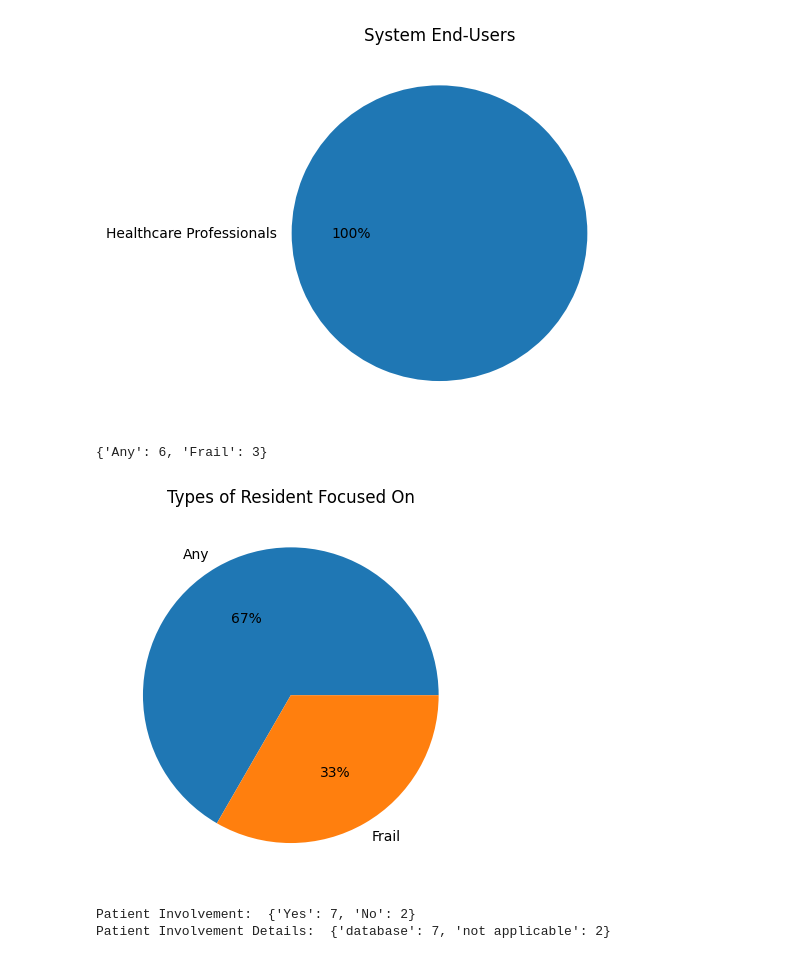
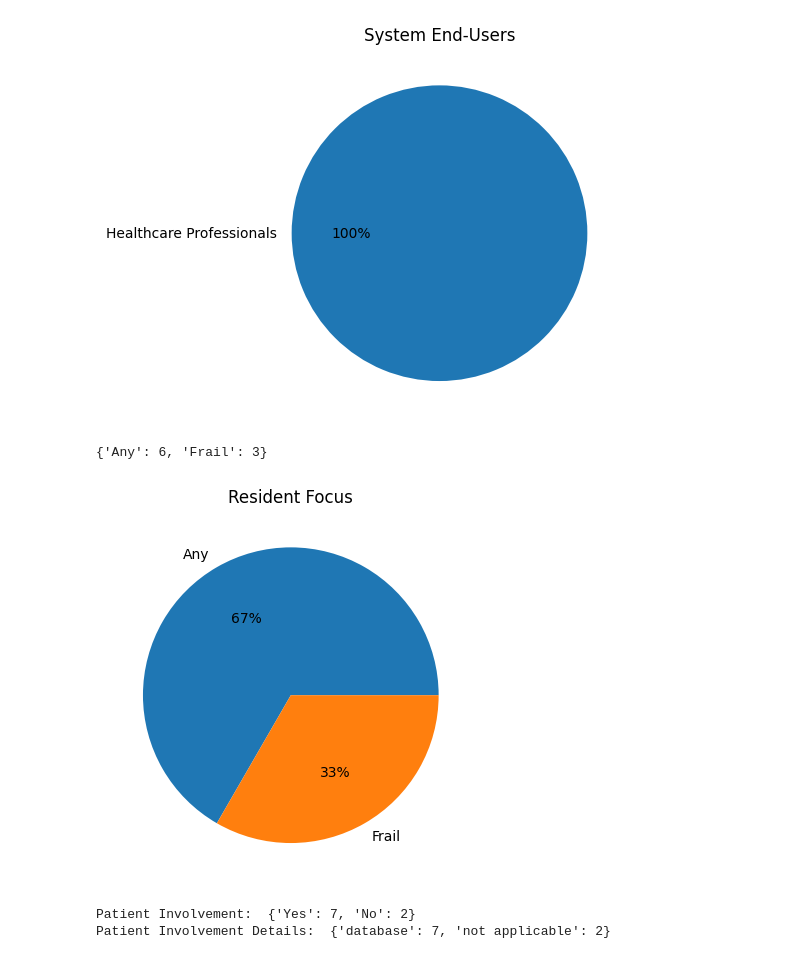
Before and after one commit to isabel-ronan/reviewNursingHomeAI, a Jupyter notebook: expert_systems/data_analysis.ipynb, the cells around one changed output. Saved outputs shown, nothing was run; the diff lists cells and outputs as text; code cells hidden in the pictures.

```diff
--- a/expert_systems/data_analysis.ipynb
+++ b/expert_systems/data_analysis.ipynb
@@ -334,15 +334,15 @@ plt.show();
 # %%
 # types of nursing home resident
 residents = dict(Counter(remove_and(parsifal_df["Type of Resident"])))
 residents = dict(sorted(residents.items(), key=lambda item: item[1], reverse=True))
 print(residents)
 plt.pie(residents.values(), labels=residents.keys(), autopct='%1.0f%%')
-plt.title('Types of Resident Focused On')
+plt.title('Resident Focus')
 plt.savefig("./graphs/typesOfResidentPieChart.png", bbox_inches='tight')
 plt.show();
 # %% [output]
 {'Any': 6, 'Frail': 3}
-[figure, old version]
+[figure, new version]
 # %%
 # patient involvement
 patient_involvement = dict(Counter(parsifal_df['Patient Involvement']))
```
Also changed, not shown: parts of 5 cells of this notebook, 26 other files.
